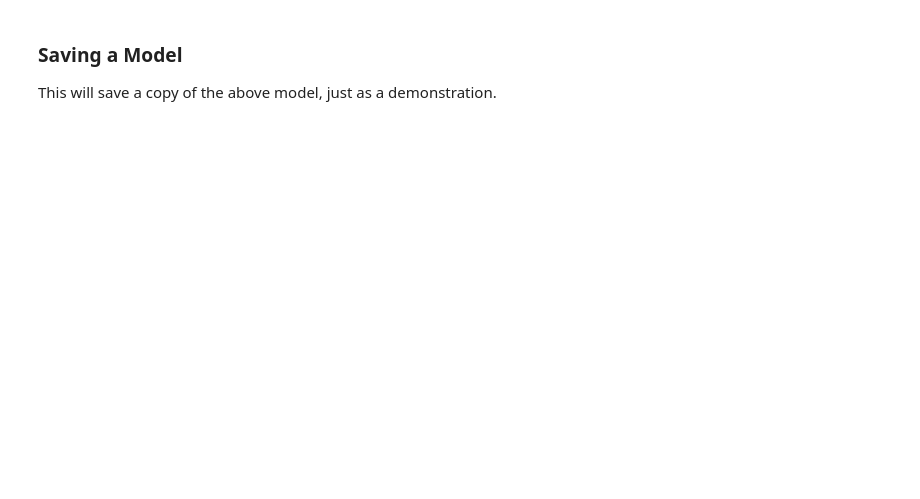
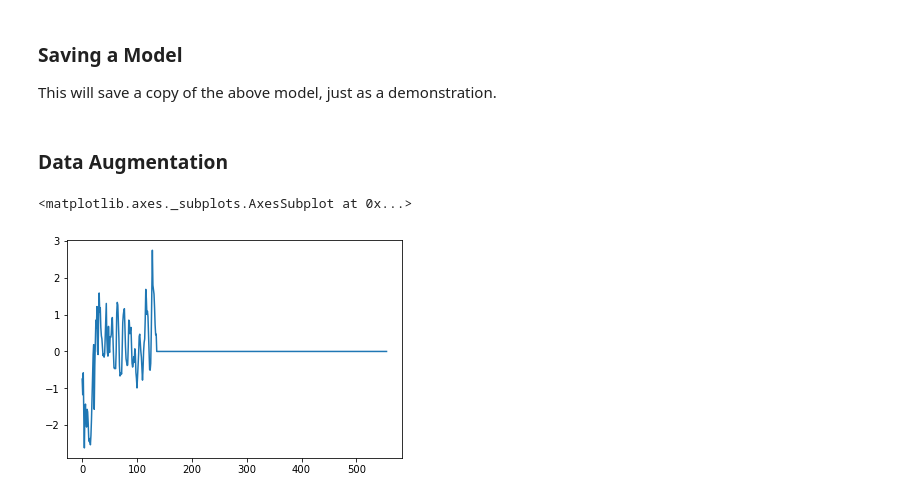
Before and after one commit to WillCastle/Modelling, a Jupyter notebook: DeepConvolutionalTimeSeriesBinaryClassifier.ipynb, the cells around one changed output. Drawn from its saved outputs; the diff is of its cells as text; code cells hidden in the pictures; blank space fills up the shorter version.

```diff
--- a/DeepConvolutionalTimeSeriesBinaryClassifier.ipynb
+++ b/DeepConvolutionalTimeSeriesBinaryClassifier.ipynb
@@ -710,3 +706,10 @@ This will save a copy of the above model, just as a demonstration.
 # %%
 # Saving
 save_model(swa_68, 'model_params_68_copy')
+# %% [markdown]
+### Data Augmentation
+# %%
+sns.lineplot(data = train_inputs[0])
+# %% [output]
+<matplotlib.axes._subplots.AxesSubplot at 0x...>
+[figure, added]
```
Also changed, not shown: parts of 4 cells of this notebook, 10 other files.
